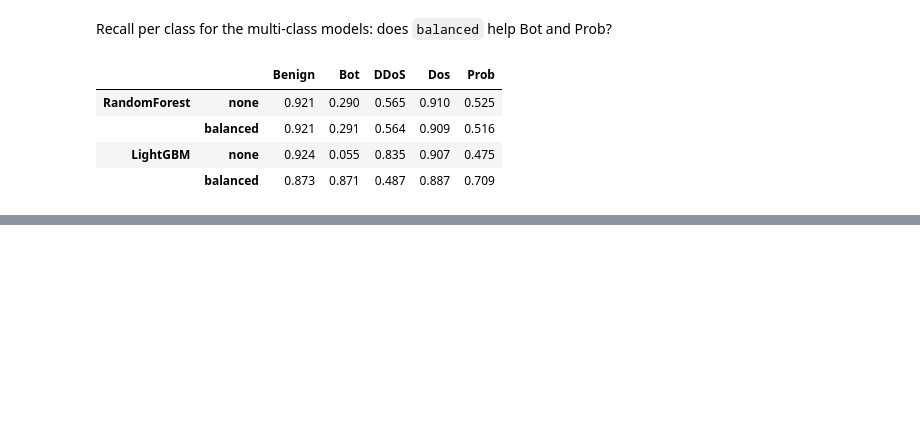
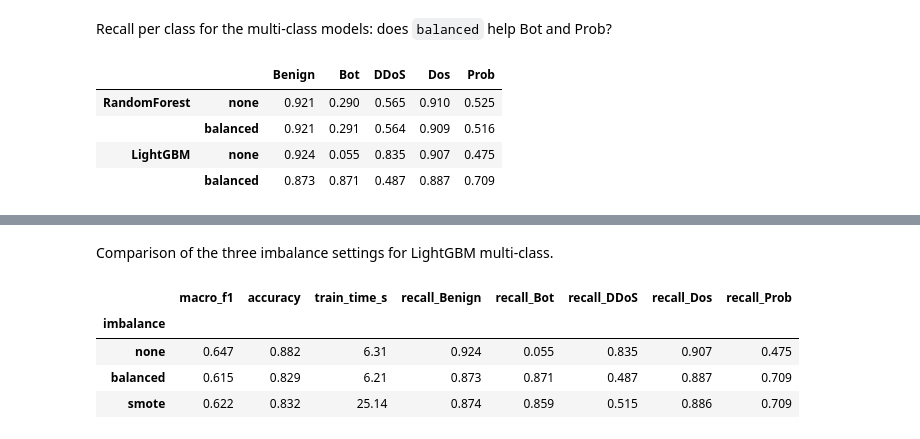
Before and after one commit to dogukandireksiz/iotshield-sdn-ids, a Jupyter notebook: notebooks/03b_strong_models.ipynb, the cells around one changed output, grey strips where cells are left out. Cells and saved outputs as stored; diff of their text form; code cells hidden in the pictures; blank space fills up the shorter version.

Commit message:
Add SMOTE experiment for LightGBM multi-class

```diff
--- a/notebooks/03b_strong_models.ipynb
+++ b/notebooks/03b_strong_models.ipynb
@@ -319,0 +329,14 @@ recall_table.round(3)
+# %%
+from imblearn.over_sampling import SMOTE
+from imblearn.pipeline import Pipeline as ImbPipeline
+
+lgbm_smote = ImbPipeline([
+    ("smote", SMOTE(random_state=RANDOM_STATE)),
+    ("model", LGBMClassifier(random_state=RANDOM_STATE, n_jobs=-1, verbose=-1)),
+])
+
+row = evaluate(lgbm_smote, "LightGBM", "multi",
+               X_train, y_train_multi, X_test, y_test_multi)
+row["imbalance"] = "smote"
+results.append(row)
+row
@@ -319,0 +364,21 @@ recall_table.round(3)
+# %% [markdown]
+Comparison of the three imbalance settings for LightGBM multi-class.
+# %%
+multi_models[("LightGBM", "smote")] = lgbm_smote
+
+lgbm_rows = pd.DataFrame(results).query("model == 'LightGBM' and task == 'multi'")
+lgbm_rows = lgbm_rows.set_index("imbalance")[["macro_f1", "accuracy", "train_time_s"]]
+
+lgbm_recall = pd.DataFrame({
+    imb: recall_score(y_test_multi, multi_models[("LightGBM", imb)].predict(X_test),
+                      labels=classes, average=None)
+    for imb in ["none", "balanced", "smote"]
+}, index=[f"recall_{c}" for c in classes]).T
+
+lgbm_rows.join(lgbm_recall).round(3)
+# %% [output]
+|  | macro_f1 | accuracy | train_time_s | recall_Benign | recall_Bot | recall_DDoS | recall_Dos | recall_Prob |
+| imbalance |  |  |  |  |  |  |  |  |
+| none | 0.647 | 0.882 | 6.31 | 0.924 | 0.055 | 0.835 | 0.907 | 0.475 |
+| balanced | 0.615 | 0.829 | 6.21 | 0.873 | 0.871 | 0.487 | 0.887 | 0.709 |
+| smote | 0.622 | 0.832 | 25.14 | 0.874 | 0.859 | 0.515 | 0.886 | 0.709 |
```
Also changed, not shown: parts of 6 cells of this notebook.
